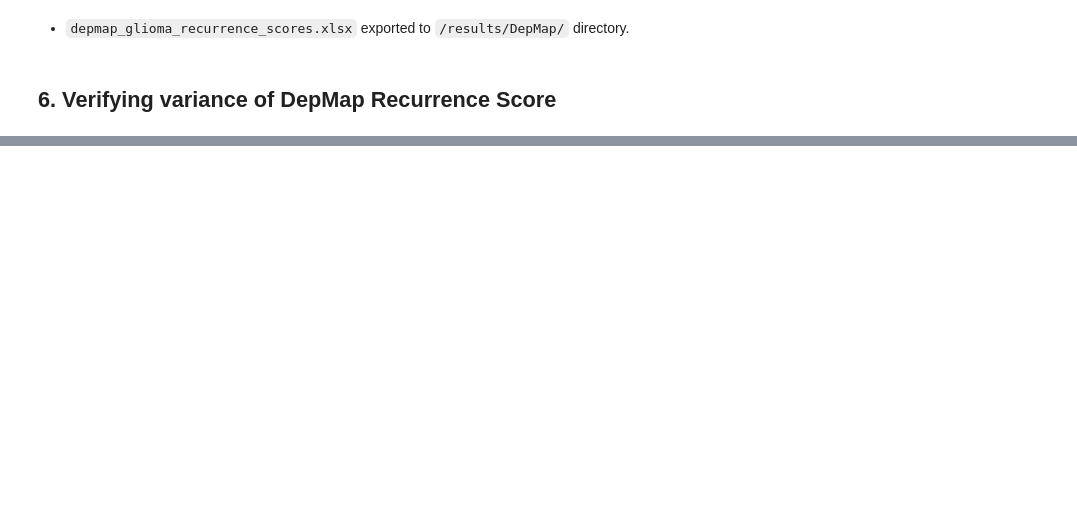
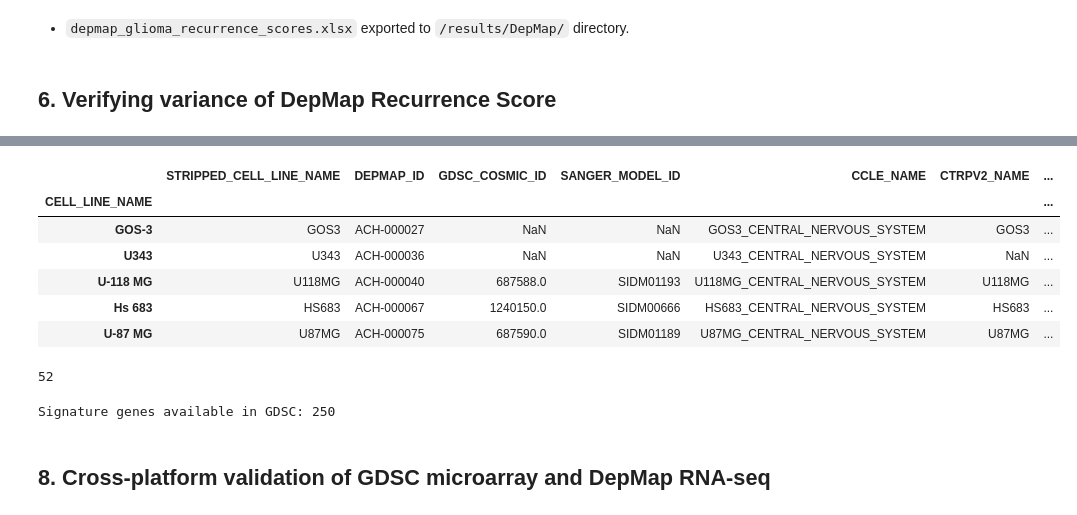
Before and after one commit to zuhany/cell_lines_pv_26, a Jupyter notebook: notebooks/GLASS.ipynb, the cells around one changed output, grey strips where cells are left out. Drawn from its saved outputs; the diff is of its cells as text; code cells hidden in the pictures; blank space fills up the shorter version.

```diff
--- a/notebooks/GLASS.ipynb
+++ b/notebooks/GLASS.ipynb
@@ -4209,3 +3479,11 @@ depmap_exp = OmicsExpressionTPMLogp1HumanAllGenes.drop(
 ).copy()
 
 depmap_exp = depmap_exp.set_index("ModelID")
+depmap_exp = depmap_exp.rename(columns=lambda x: re.sub(r"\s*\(.*?\)", "", x))
+# %%
+gene_map = (
+    gene
+    .dropna(subset=["ensembl_gene_id", "symbol"])
+    .drop_duplicates("ensembl_gene_id")
+    .set_index("ensembl_gene_id")["symbol"]
+)
@@ -4211,0 +3501,8 @@ depmap_exp = depmap_exp.set_index("ModelID")
+# %%
+original_columns = depmap_exp.columns.to_series()
+
+depmap_exp.columns = (
+    original_columns
+    .map(gene_map)
+    .fillna(original_columns)
+)
@@ -4923,7 +4144,7 @@ Name: ModelID, dtype: object
 name_to_model = (
     model_name_mapping
     .groupby("normalized_name")["ModelID"]
-    .agg(list)
+    .agg(lambda x: list(x))
 )
 
 
@@ -5547,0 +4757,10 @@ plt.show()
+# %%
+glioma_cell_line_master.head()
+# %% [output]
+|  | STRIPPED_CELL_LINE_NAME | DEPMAP_ID | GDSC_COSMIC_ID | SANGER_MODEL_ID | CCLE_NAME | CTRPV2_NAME | ... |
+| CELL_LINE_NAME |  |  |  |  |  |  | ... |
+| GOS-3 | GOS3 | ACH-000027 | NaN | NaN | GOS3_CENTRAL_NERVOUS_SYSTEM | GOS3 | ... |
+| U343 | U343 | ACH-000036 | NaN | NaN | U343_CENTRAL_NERVOUS_SYSTEM | NaN | ... |
+| U-118 MG | U118MG | ACH-000040 | 687588.0 | SIDM01193 | U118MG_CENTRAL_NERVOUS_SYSTEM | U118MG | ... |
+| Hs 683 | HS683 | ACH-000067 | 1240150.0 | SIDM00666 | HS683_CENTRAL_NERVOUS_SYSTEM | HS683 | ... |
+| U-87 MG | U87MG | ACH-000075 | 687590.0 | SIDM01189 | U87MG_CENTRAL_NERVOUS_SYSTEM | U87MG | ... |
@@ -5547,0 +4769,10 @@ plt.show()
+# %%
+len(gdsc_depmap_cell_line_mapping)
+# %% [output]
+52
+# %%
+print("Signature genes available in GDSC:", int(gdsc_glioma_exp.columns.isin(consensus_genes).sum()))
+# %% [output]
+Signature genes available in GDSC: 250
+# %% [markdown]
+## 8. Cross-platform validation of GDSC microarray and DepMap RNA-seq
```
Also changed, not shown: parts of 159 cells of this notebook, 41 other files.
